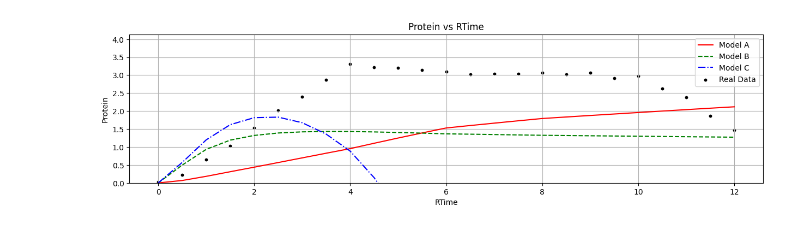
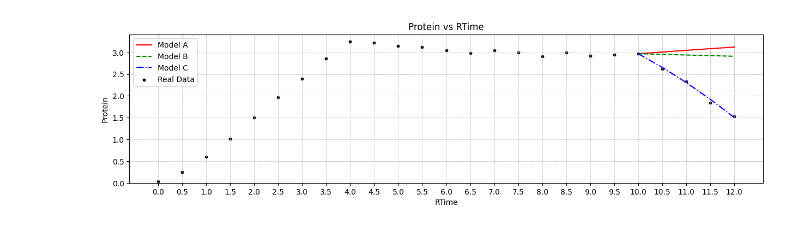
Before and after one commit to costasmexis/dynamic-modeling, a Jupyter notebook: induction/Notebook_results.ipynb, the cells around one changed output. Drawn from its saved outputs; the diff is of its cells as text; code cells hidden in the pictures.

Commit message:
RESULTS FOR PAPER

```diff
--- a/induction/Notebook_results.ipynb
+++ b/induction/Notebook_results.ipynb
@@ -104,7 +112,8 @@ def get_results(num_samples: int) -> tuple:
     return net_A, net_B, net_C, u_pred_A, u_pred_B, u_pred_C, full_df, train_df
 # %%
-net_A, net_B, net_C, u_pred_A, u_pred_B, u_pred_C, full_df, train_df = get_results(5)
-
+net_A, net_B, net_C, u_pred_A, u_pred_B, u_pred_C, full_df, train_df = get_results(FIRST, LAST)
 get_params(net_A, net_B, net_C)
+get_errors(u_pred_A, u_pred_B, u_pred_C, train_df)
+plot_results(u_pred_A, u_pred_B, u_pred_C, train_df, full_df)
 # %% [output]
 Model A
@@ -138,6 +137,17 @@ MSE Model C: 0.0295
 # %%
-from system_ode import Fs, S_IN, t_sim, IC, Rg, MU_MAX, K_S, Y_XS
+from system_ode import Fs, S_IN, Rg, MU_MAX, K_S, Y_XS
 from scipy.integrate import odeint
+
+X0, S0, P0, V0 = train_df['Biomass'].values[0], \
+    train_df['Glucose'].values[0], \
+    train_df['Protein'].values[0], \
+    train_df['V'].values[0]
+
+IC = [X0, S0, P0, V0]
+dt = 0.5
+t_start = train_df['RTime'].values[0]
+t_end = train_df['RTime'].values[-1] + dt
+t_sim = np.arange(t_start, t_end, dt)
 
 def model_A(t: float, alpha: float):
     return alpha * 1 / (1 + np.exp(-t))
@@ -157,33 +167,33 @@ def simulate(model: str, alpha: float, beta: float = None) -> np.ndarray:
             dP = -Fs(t) * P / V + model_A(t, alpha) * Rg(X, S, MU_MAX, K_S)
         elif model == 'B':
             dP = -Fs(t) * P / V + model_B(t, alpha) * Rg(X, S, MU_MAX, K_S)
         elif model == 'C':
             dP = -Fs(t) * P / V + model_C(t, alpha, beta) * Rg(X, S, MU_MAX, K_S)
         else:
             raise ValueError('Model not found')
         dS = Fs(t) * (S_IN - S) / V - Rg(X, S, MU_MAX, K_S) / Y_XS
         dV = Fs(t)
         return [dX, dS, dP, dV]
     sol = odeint(SystemODE, IC, t_sim)
     return sol.transpose()
 
 sol_A = simulate('A', net_A.alpha.item())
 sol_B = simulate('B', net_B.alpha.item())
 sol_C = simulate('C', net_C.alpha.item(), net_C.beta.item())
 
-# Plot sol_A
 plt.figure(figsize=(15, 12))
 plt.subplot(3, 1, 1)
 plt.plot(t_sim, sol_A[2], linestyle='-', color='r', label='Model A')
 plt.plot(t_sim, sol_B[2], linestyle='--', color='g', label='Model B')
 plt.plot(t_sim, sol_C[2], linestyle='-.', color='b', label='Model C')
 plt.scatter(full_df['RTime'], full_df['Protein'], color='black', s=10, label='Real Data')
 plt.xlabel('RTime')
 plt.ylabel('Protein')
 plt.title('Protein vs RTime')
+plt.xticks(np.arange(0, 12.5, 0.5))
 plt.ylim(bottom=0)
 plt.legend()
-plt.grid(True)
+plt.grid(True, which='both', linestyle='--', linewidth=0.5)
 plt.show()
 # %% [output]
-[figure, old version]
+[figure, new version]
```
Also changed, not shown: parts of 3 cells of this notebook, 40 other files.
